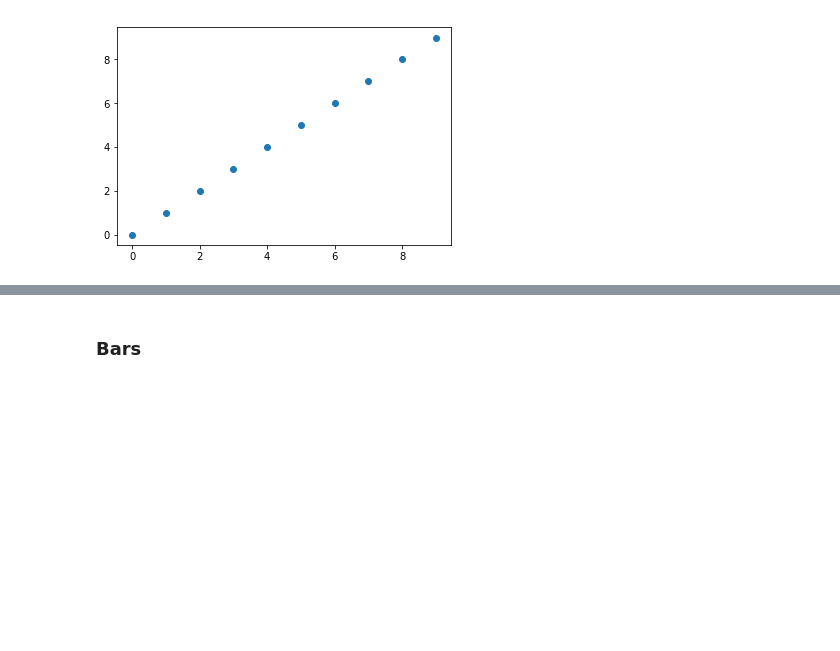
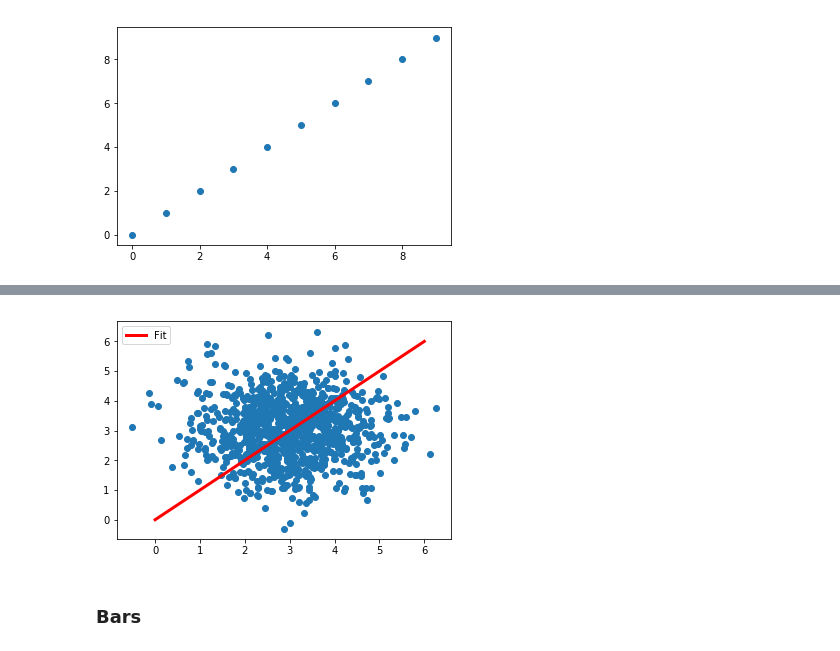
Before and after one commit to mcandar/python_lectures, a Jupyter notebook: chapter_5.ipynb, the cells around one changed output, grey strips where cells are left out. Saved outputs shown, nothing was run; the diff lists cells and outputs as text; code cells hidden in the pictures; blank space fills up the shorter version.

```diff
--- a/chapter_5.ipynb
+++ b/chapter_5.ipynb
@@ -84,3 +92,13 @@ plt.show()
+# %%
+x = np.random.normal(3,1,size=1000)
+y = np.random.normal(3,1,size=1000)
+
+plt.scatter(x,y)
+plt.plot([0,6],[0,6],label="Fit",color='red',linewidth=3)
+plt.legend()
+plt.show()
+# %% [output]
+[figure, added]
 # %% [markdown]
 ### Bars
 # %%
```
Also changed, not shown: parts of 21 cells of this notebook.
